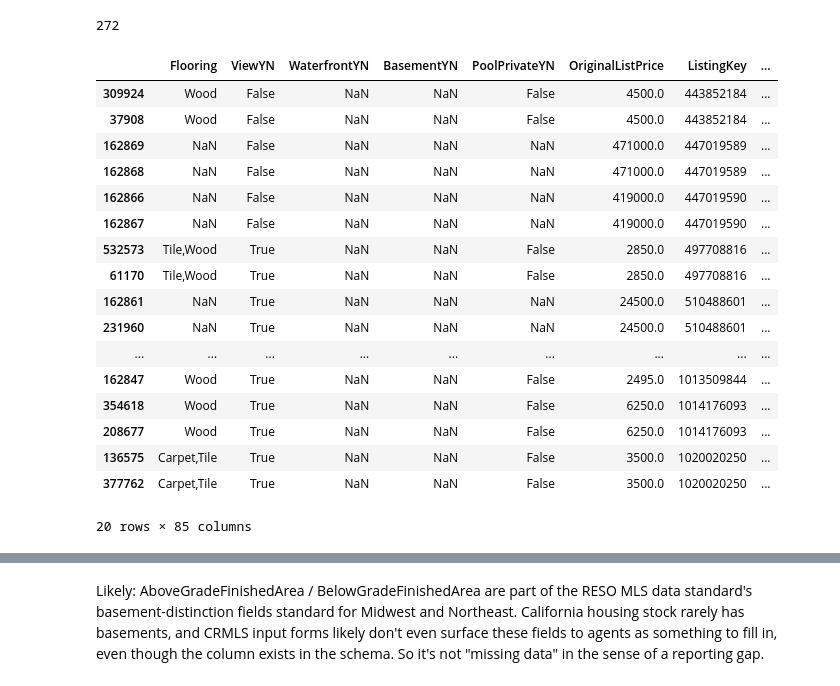
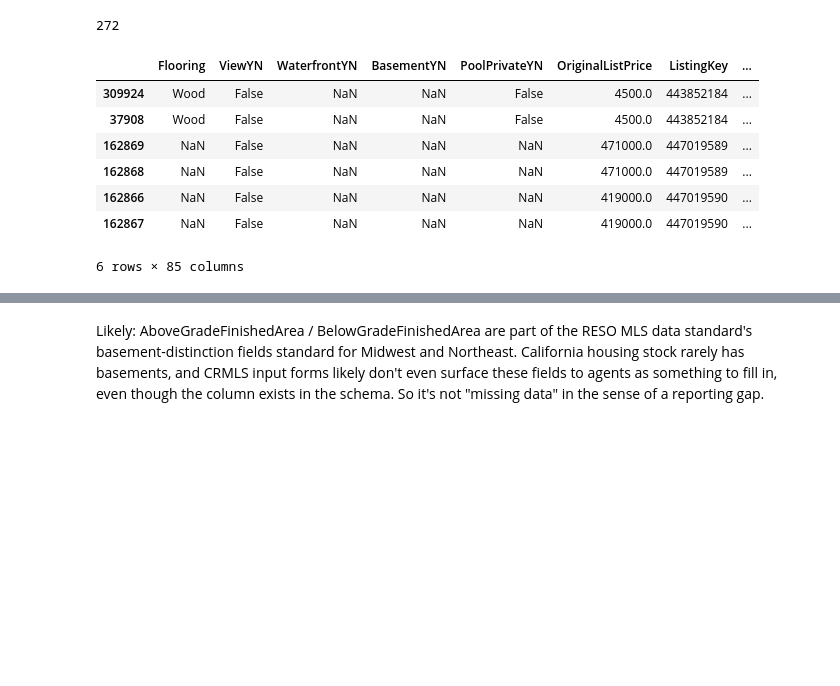
Before and after one commit to eemilycchen/IDX-Exchange-Data-Science, a Jupyter notebook: 01_exploration.ipynb, the cells around one changed output, grey strips where cells are left out. Drawn from its saved outputs; the diff is of its cells as text; code cells hidden in the pictures; blank space fills up the shorter version.

```diff
--- a/01_exploration.ipynb
+++ b/01_exploration.ipynb
@@ -382,26 +408,16 @@ len(exact_dupes)
 272
 # %%
 dupe_keys = df[df.duplicated(subset='ListingKey', keep=False)]
-dupe_keys.sort_values('ListingKey').head(20)
+dupe_keys.sort_values('ListingKey').head(6)
 # %% [output]
 |  | Flooring | ViewYN | WaterfrontYN | BasementYN | PoolPrivateYN | OriginalListPrice | ListingKey | ... |
 | 309924 | Wood | False | NaN | NaN | False | 4500.0 | 443852184 | ... |
 | 37908 | Wood | False | NaN | NaN | False | 4500.0 | 443852184 | ... |
 | 162869 | NaN | False | NaN | NaN | NaN | 471000.0 | 447019589 | ... |
 | 162868 | NaN | False | NaN | NaN | NaN | 471000.0 | 447019589 | ... |
 | 162866 | NaN | False | NaN | NaN | NaN | 419000.0 | 447019590 | ... |
 | 162867 | NaN | False | NaN | NaN | NaN | 419000.0 | 447019590 | ... |
-| 532573 | Tile,Wood | True | NaN | NaN | False | 2850.0 | 497708816 | ... |
-| 61170 | Tile,Wood | True | NaN | NaN | False | 2850.0 | 497708816 | ... |
-| 162861 | NaN | True | NaN | NaN | NaN | 24500.0 | 510488601 | ... |
-| 231960 | NaN | True | NaN | NaN | NaN | 24500.0 | 510488601 | ... |
-| ... | ... | ... | ... | ... | ... | ... | ... | ... |
-| 162847 | Wood | True | NaN | NaN | False | 2495.0 | 1013509844 | ... |
-| 354618 | Wood | True | NaN | NaN | False | 6250.0 | 1014176093 | ... |
-| 208677 | Wood | True | NaN | NaN | False | 6250.0 | 1014176093 | ... |
-| 136575 | Carpet,Tile | True | NaN | NaN | False | 3500.0 | 1020020250 | ... |
-| 377762 | Carpet,Tile | True | NaN | NaN | False | 3500.0 | 1020020250 | ... |
-20 rows × 85 columns
+6 rows × 85 columns
 # %%
 # dupe_summary = (
 #     dupe_keys
```
Also changed, not shown: parts of 30 cells of this notebook.
